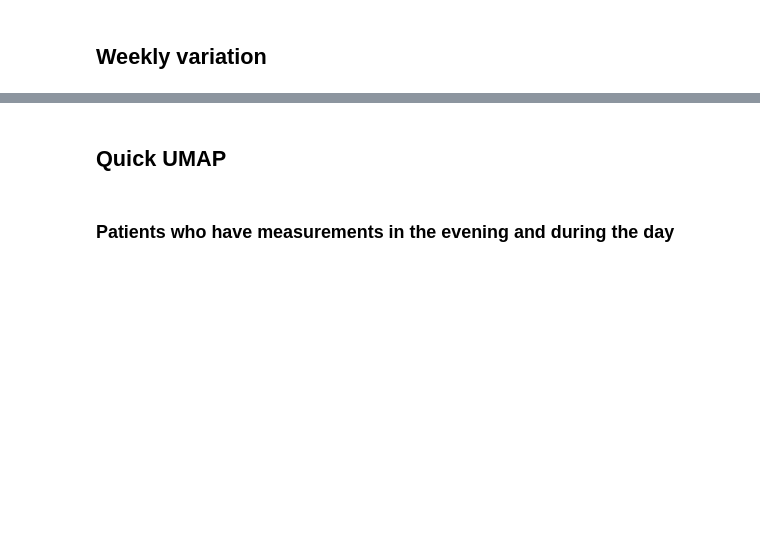
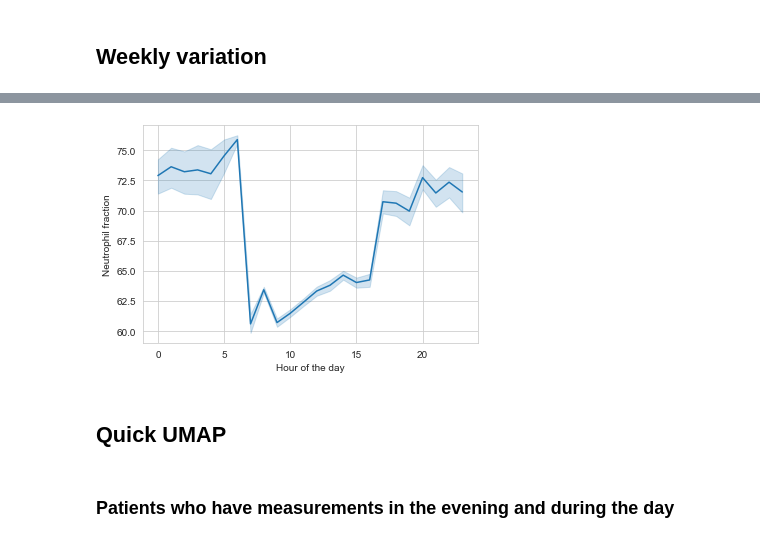
Before and after one commit to HJJoosse/celldyn_embedder, a Jupyter notebook: sandbox/exploration_of_celldyn.ipynb, the cells around one changed output, grey strips where cells are left out. Drawn from its saved outputs; the diff is of its cells as text; code cells hidden in the pictures; blank space fills up the shorter version.

```diff
--- a/sandbox/exploration_of_celldyn.ipynb
+++ b/sandbox/exploration_of_celldyn.ipynb
@@ -649,3 +834,12 @@ ax[3].set_title(f'PCA explained variance')
+# %%
+sns.lineplot(data=fold_dictionary[0],
+             x = 'draw_hour',
+             y = 'c_b_pneu')
+plt.xlabel('Hour of the day')
+plt.ylabel('Neutrophil fraction')
+plt.savefig('T://laupodteam/AIOS/Bram/data/CellDyn/artifacts/combined_cosinor_pneu.pdf', dpi=450)
+# %% [output]
+[figure, added]
 # %% [markdown]
 ## Quick UMAP
 # %%
```
Also changed, not shown: parts of 47 cells of this notebook, 3 other files.
